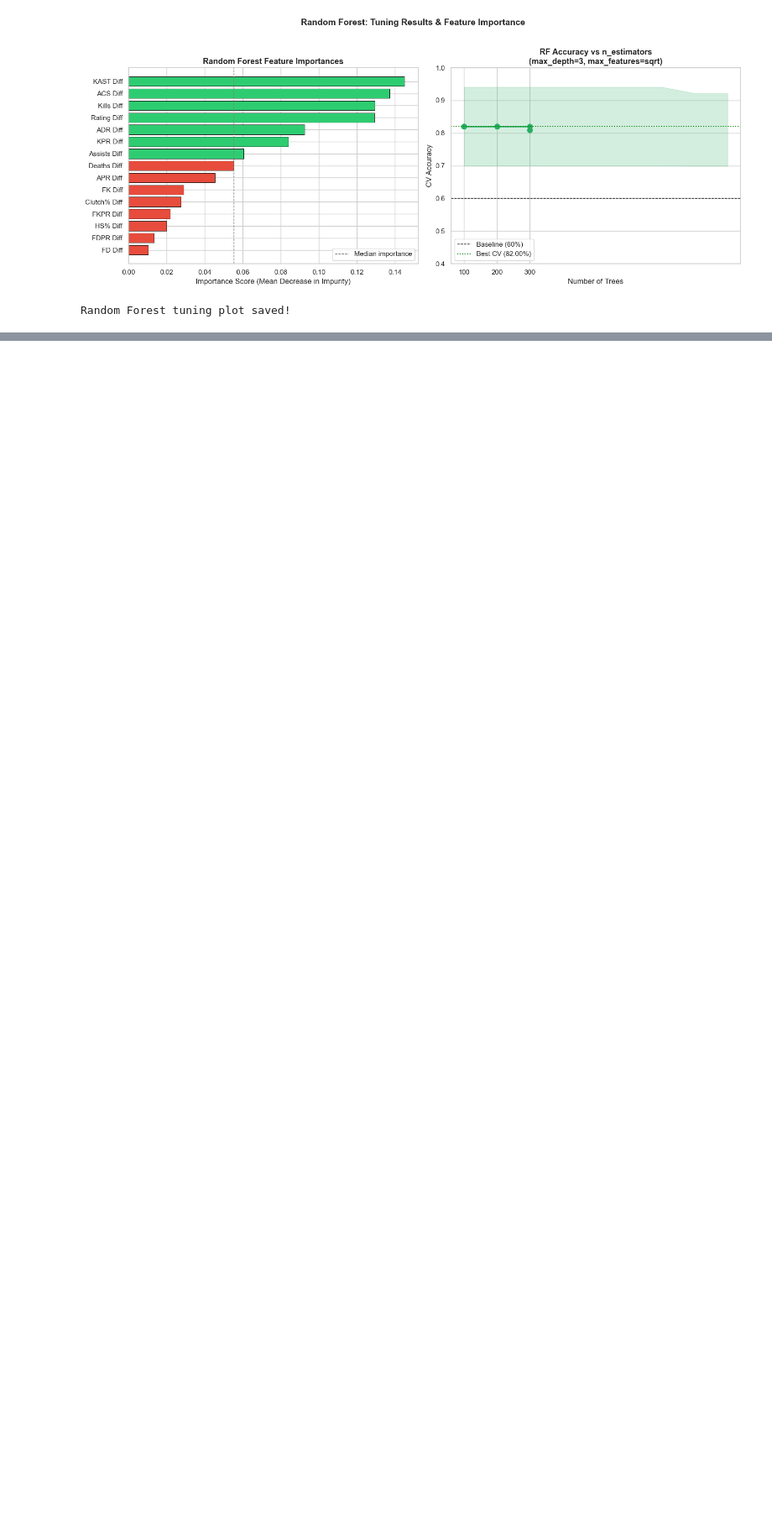
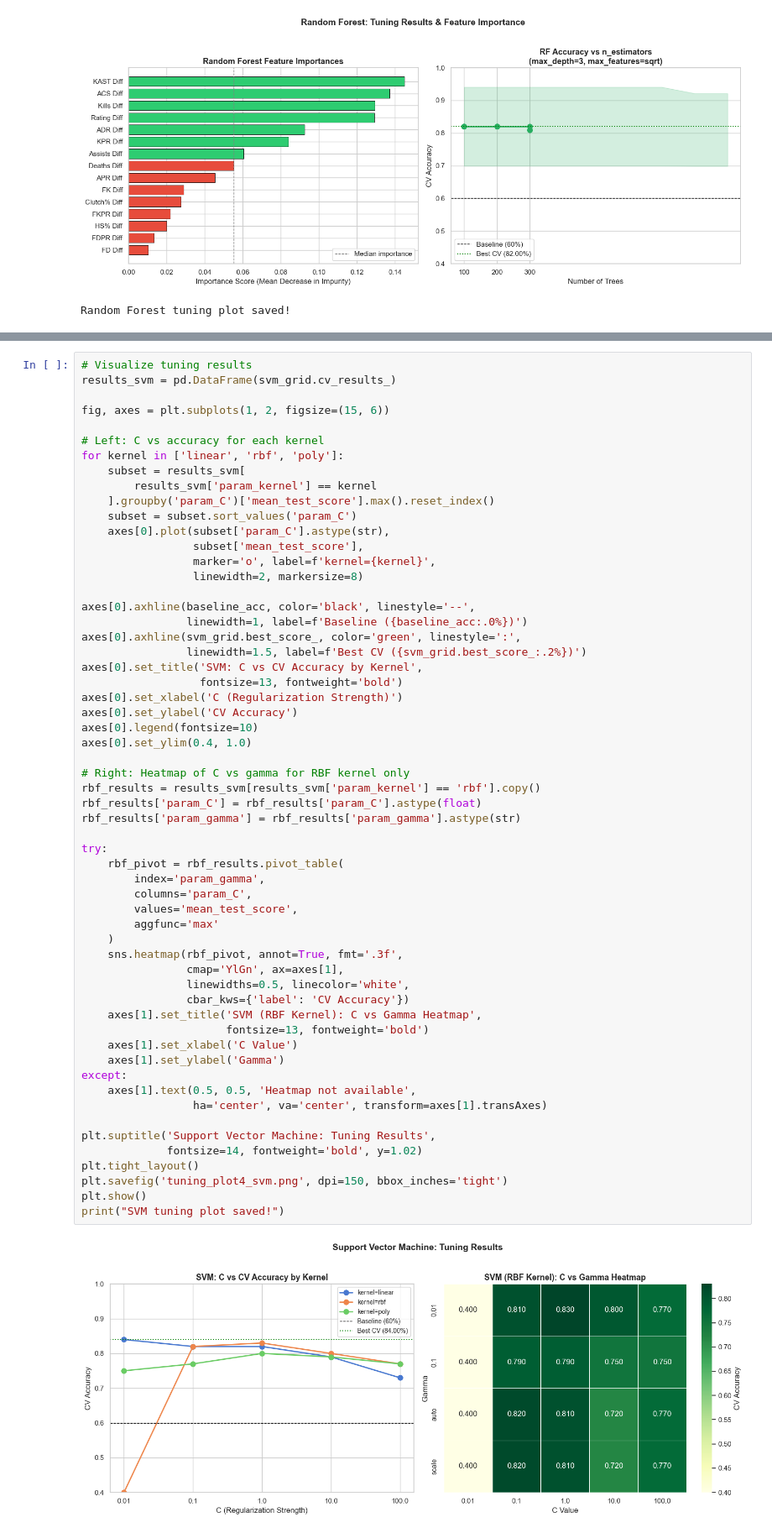
Before and after one commit to EthanSB-dev/VCT2026_Match_Predictor, a Jupyter notebook: VCTMatch_Prediction.ipynb, the cells around one changed output, grey strips where cells are left out. Shown at 84% size. Drawn from its saved outputs; the diff is of its cells as text; blank space fills up the shorter version.

```diff
--- a/VCTMatch_Prediction.ipynb
+++ b/VCTMatch_Prediction.ipynb
@@ -1061,0 +1199,60 @@ Random Forest tuning plot saved!
+# %%
+# Visualize tuning results
+results_svm = pd.DataFrame(svm_grid.cv_results_)
+
+fig, axes = plt.subplots(1, 2, figsize=(15, 6))
+
+# Left: C vs accuracy for each kernel
+for kernel in ['linear', 'rbf', 'poly']:
+    subset = results_svm[
+        results_svm['param_kernel'] == kernel
+    ].groupby('param_C')['mean_test_score'].max().reset_index()
+    subset = subset.sort_values('param_C')
+    axes[0].plot(subset['param_C'].astype(str),
+                 subset['mean_test_score'],
+                 marker='o', label=f'kernel={kernel}',
+                 linewidth=2, markersize=8)
+
+axes[0].axhline(baseline_acc, color='black', linestyle='--',
+                linewidth=1, label=f'Baseline ({baseline_acc:.0%})')
+axes[0].axhline(svm_grid.best_score_, color='green', linestyle=':',
+                linewidth=1.5, label=f'Best CV ({svm_grid.best_score_:.2%})')
+axes[0].set_title('SVM: C vs CV Accuracy by Kernel',
+                  fontsize=13, fontweight='bold')
+axes[0].set_xlabel('C (Regularization Strength)')
+axes[0].set_ylabel('CV Accuracy')
+axes[0].legend(fontsize=10)
+axes[0].set_ylim(0.4, 1.0)
+
+# Right: Heatmap of C vs gamma for RBF kernel only
+rbf_results = results_svm[results_svm['param_kernel'] == 'rbf'].copy()
+rbf_results['param_C'] = rbf_results['param_C'].astype(float)
+rbf_results['param_gamma'] = rbf_results['param_gamma'].astype(str)
+
+try:
+    rbf_pivot = rbf_results.pivot_table(
+        index='param_gamma',
+        columns='param_C',
+        values='mean_test_score',
+        aggfunc='max'
+    )
+    sns.heatmap(rbf_pivot, annot=True, fmt='.3f',
+                cmap='YlGn', ax=axes[1],
+                linewidths=0.5, linecolor='white',
+                cbar_kws={'label': 'CV Accuracy'})
+    axes[1].set_title('SVM (RBF Kernel): C vs Gamma Heatmap',
+                      fontsize=13, fontweight='bold')
+    axes[1].set_xlabel('C Value')
+    axes[1].set_ylabel('Gamma')
+except:
+    axes[1].text(0.5, 0.5, 'Heatmap not available',
+                 ha='center', va='center', transform=axes[1].transAxes)
+
+plt.suptitle('Support Vector Machine: Tuning Results',
+             fontsize=14, fontweight='bold', y=1.02)
+plt.tight_layout()
+plt.savefig('tuning_plot4_svm.png', dpi=150, bbox_inches='tight')
+plt.show()
+print("SVM tuning plot saved!")
+# %% [output]
+[figure, added]
```
Also changed, not shown: parts of 6 cells of this notebook, 10 other files.
